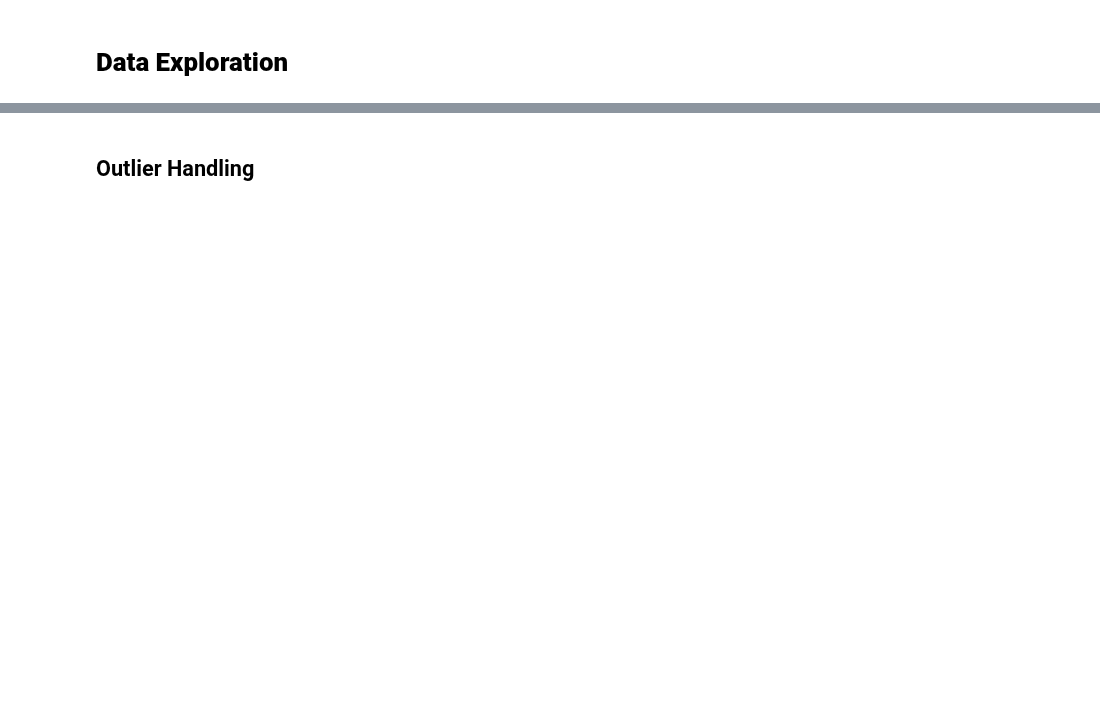
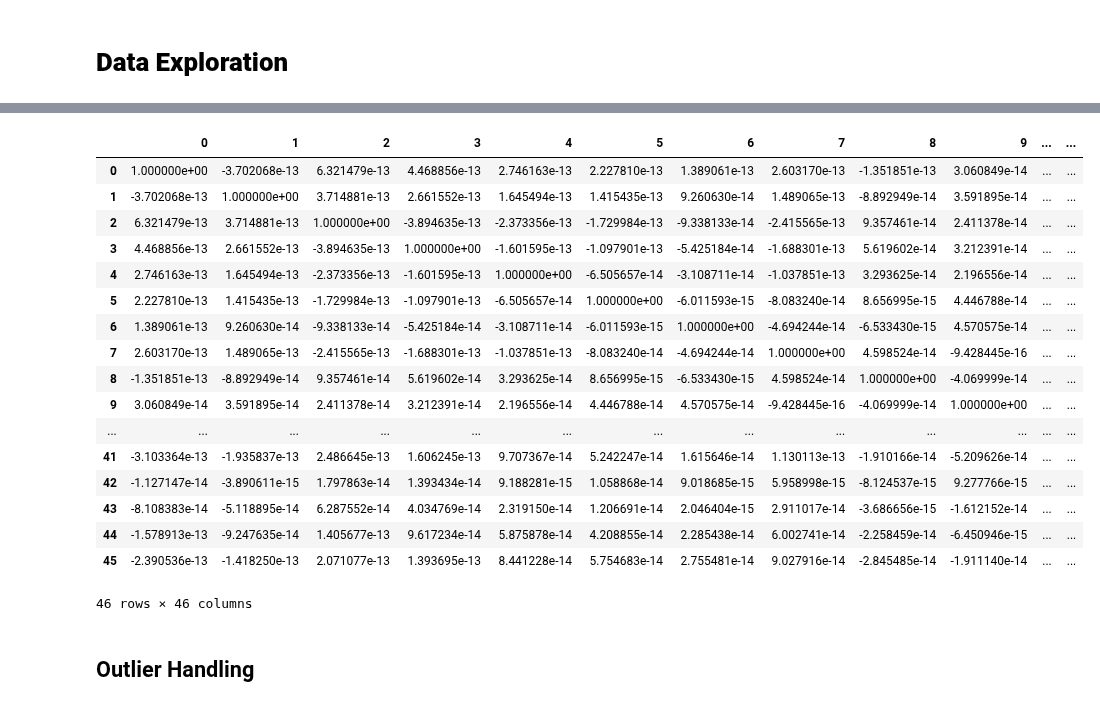
Before and after one commit to khetansarvesh/msml_602, a Jupyter notebook: Project/checkpoint2.ipynb, the cells around one changed output, grey strips where cells are left out. Saved outputs shown, nothing was run; the diff lists cells and outputs as text; code cells hidden in the pictures; blank space fills up the shorter version.

```diff
--- a/Project/checkpoint2.ipynb
+++ b/Project/checkpoint2.ipynb
@@ -395,0 +366,11 @@ probs = logits_per_image.softmax(dim=1) # we can take the softmax to get the lab
+# %%
+# fitting PCA
+from sklearn.decomposition import PCA
+pca = PCA(n_components = None)
+X_new = pca.fit_transform(X)
+# %%
+# Calculating new no of features such that 85% of the information in the dataset is retained
+threshold = 0.85
+cumulative_variance = np.cumsum(pca.explained_variance_ratio_)
+n_components = np.argmax(cumulative_variance >= threshold) + 1
+print(n_components)
@@ -395,0 +381,5 @@ probs = logits_per_image.softmax(dim=1) # we can take the softmax to get the lab
+# %%
+# fitting PCA again to get those 195 features
+pca = PCA(n_components = n_components)
+X_new = pca.fit_transform(X)
+pd.DataFrame(X_new)
@@ -399,0 +404,14 @@ probs = logits_per_image.softmax(dim=1) # we can take the softmax to get the lab
+# %%
+numerical_features = pd.DataFrame(X_new).select_dtypes(include=np.number)
+
+# Calculate the correlation matrix
+correlation_matrix = numerical_features.corr()
+
+# Mask the upper triangle for better readability
+mask = np.triu(np.ones_like(correlation_matrix, dtype=bool))
+
+# Create the heatmap
+plt.figure(figsize=(100, 100))
+sns.heatmap(correlation_matrix, mask=mask, annot=True, cmap='coolwarm', fmt=".2f", linewidths=.5)
+plt.title('Correlation Matrix of Numerical Features in Boston Housing Data', fontsize=16)
+plt.show()
@@ -400,2 +420,23 @@ probs = logits_per_image.softmax(dim=1) # we can take the softmax to get the lab
+# %%
+correlation_matrix
+# %% [output]
+|  | 0 | 1 | 2 | 3 | 4 | 5 | 6 | 7 | 8 | 9 | ... | ... |
+| 0 | 1.000000e+00 | -3.702068e-13 | 6.321479e-13 | 4.468856e-13 | 2.746163e-13 | 2.227810e-13 | 1.389061e-13 | 2.603170e-13 | -1.351851e-13 | 3.060849e-14 | ... | ... |
+| 1 | -3.702068e-13 | 1.000000e+00 | 3.714881e-13 | 2.661552e-13 | 1.645494e-13 | 1.415435e-13 | 9.260630e-14 | 1.489065e-13 | -8.892949e-14 | 3.591895e-14 | ... | ... |
+| 2 | 6.321479e-13 | 3.714881e-13 | 1.000000e+00 | -3.894635e-13 | -2.373356e-13 | -1.729984e-13 | -9.338133e-14 | -2.415565e-13 | 9.357461e-14 | 2.411378e-14 | ... | ... |
+| 3 | 4.468856e-13 | 2.661552e-13 | -3.894635e-13 | 1.000000e+00 | -1.601595e-13 | -1.097901e-13 | -5.425184e-14 | -1.688301e-13 | 5.619602e-14 | 3.212391e-14 | ... | ... |
+| 4 | 2.746163e-13 | 1.645494e-13 | -2.373356e-13 | -1.601595e-13 | 1.000000e+00 | -6.505657e-14 | -3.108711e-14 | -1.037851e-13 | 3.293625e-14 | 2.196556e-14 | ... | ... |
+| 5 | 2.227810e-13 | 1.415435e-13 | -1.729984e-13 | -1.097901e-13 | -6.505657e-14 | 1.000000e+00 | -6.011593e-15 | -8.083240e-14 | 8.656995e-15 | 4.446788e-14 | ... | ... |
+| 6 | 1.389061e-13 | 9.260630e-14 | -9.338133e-14 | -5.425184e-14 | -3.108711e-14 | -6.011593e-15 | 1.000000e+00 | -4.694244e-14 | -6.533430e-15 | 4.570575e-14 | ... | ... |
+| 7 | 2.603170e-13 | 1.489065e-13 | -2.415565e-13 | -1.688301e-13 | -1.037851e-13 | -8.083240e-14 | -4.694244e-14 | 1.000000e+00 | 4.598524e-14 | -9.428445e-16 | ... | ... |
+| 8 | -1.351851e-13 | -8.892949e-14 | 9.357461e-14 | 5.619602e-14 | 3.293625e-14 | 8.656995e-15 | -6.533430e-15 | 4.598524e-14 | 1.000000e+00 | -4.069999e-14 | ... | ... |
+| 9 | 3.060849e-14 | 3.591895e-14 | 2.411378e-14 | 3.212391e-14 | 2.196556e-14 | 4.446788e-14 | 4.570575e-14 | -9.428445e-16 | -4.069999e-14 | 1.000000e+00 | ... | ... |
+| ... | ... | ... | ... | ... | ... | ... | ... | ... | ... | ... | ... | ... |
+| 41 | -3.103364e-13 | -1.935837e-13 | 2.486645e-13 | 1.606245e-13 | 9.707367e-14 | 5.242247e-14 | 1.615646e-14 | 1.130113e-13 | -1.910166e-14 | -5.209626e-14 | ... | ... |
+| 42 | -1.127147e-14 | -3.890611e-15 | 1.797863e-14 | 1.393434e-14 | 9.188281e-15 | 1.058868e-14 | 9.018685e-15 | 5.958998e-15 | -8.124537e-15 | 9.277766e-15 | ... | ... |
+| 43 | -8.108383e-14 | -5.118895e-14 | 6.287552e-14 | 4.034769e-14 | 2.319150e-14 | 1.206691e-14 | 2.046404e-15 | 2.911017e-14 | -3.686656e-15 | -1.612152e-14 | ... | ... |
+| 44 | -1.578913e-13 | -9.247635e-14 | 1.405677e-13 | 9.617234e-14 | 5.875878e-14 | 4.208855e-14 | 2.285438e-14 | 6.002741e-14 | -2.258459e-14 | -6.450946e-15 | ... | ... |
+| 45 | -2.390536e-13 | -1.418250e-13 | 2.071077e-13 | 1.393695e-13 | 8.441228e-14 | 5.754683e-14 | 2.755481e-14 | 9.027916e-14 | -2.845485e-14 | -1.911140e-14 | ... | ... |
+46 rows × 46 columns
 # %% [markdown]
 ## Outlier Handling
```
Also changed, not shown: parts of 29 cells of this notebook.
